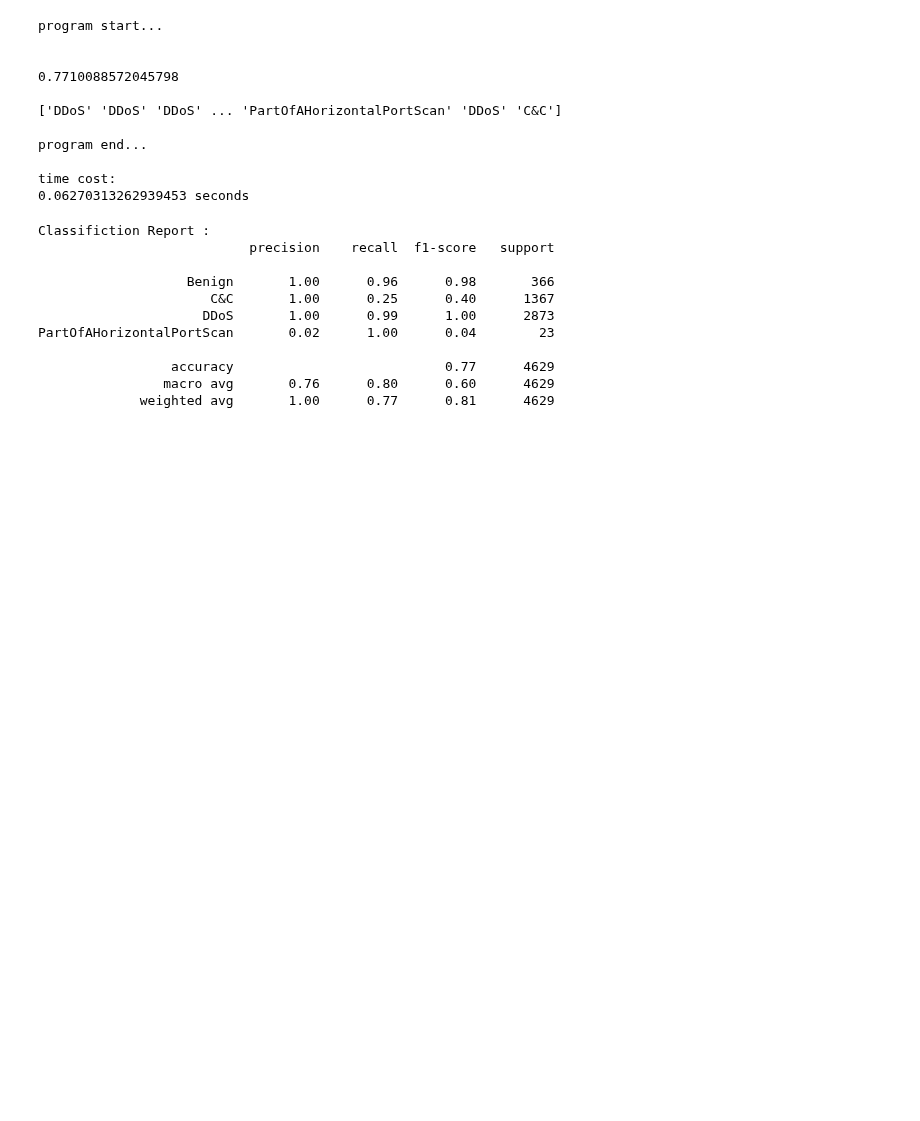
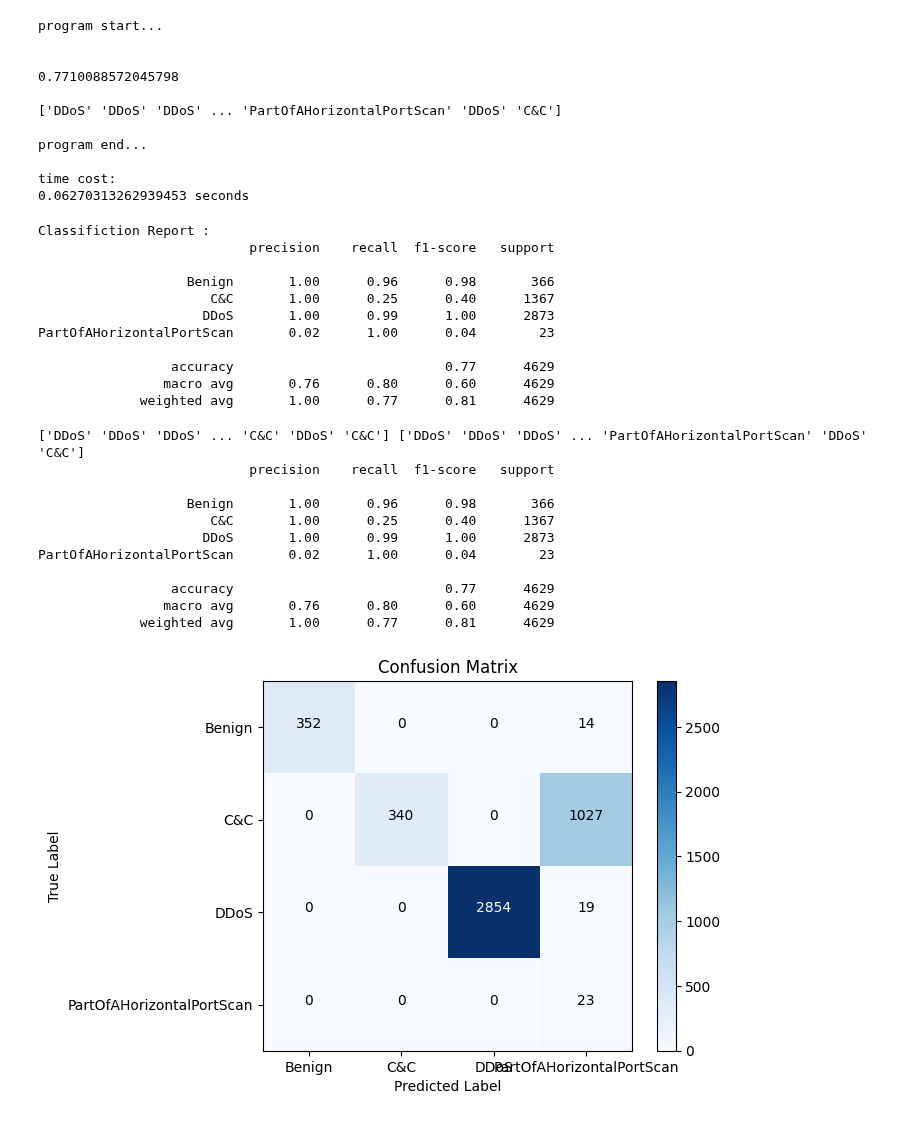
Before and after one commit to WiresharkIO/ML_4_IOT_Security, a Jupyter notebook: Model/Naive_Bayes.ipynb, the cells around one changed output. Saved outputs shown, nothing was run; the diff lists cells and outputs as text; code cells hidden in the pictures; blank space fills up the shorter version.

```diff
--- a/Model/Naive_Bayes.ipynb
+++ b/Model/Naive_Bayes.ipynb
@@ -276,3 +277,61 @@ PartOfAHorizontalPortScan       0.02      1.00      0.04        23
                  accuracy                           0.77      4629
                 macro avg       0.76      0.80      0.60      4629
              weighted avg       1.00      0.77      0.81      4629
+# %%
+# report = classification_report(Y_test, y_pred)
+value_list = []
+
+# Iterate over the loop
+for i in Y_test:
+    value_list.append(i)
+
+# Convert the list to a NumPy array
+values_array = np.array(value_list)
+
+# Print the stacked array
+print(values_array, y_pred)
+print(classification_report(values_array, y_pred))
+
+# Create the confusion matrix
+confusion_mat = confusion_matrix(values_array, y_pred)
+# print(confusion_mat)
+classes = ['Benign', 'C&C', 'DDoS', 'PartOfAHorizontalPortScan']
+# Plot the confusion matrix
+plt.imshow(confusion_mat, cmap=plt.cm.Blues)
+
+# Add labels, title, and colorbar
+plt.title('Confusion Matrix')
+plt.colorbar()
+
+# Set the tick marks and labels
+tick_marks = np.arange(len(classes))
+plt.xticks(tick_marks, classes)
+plt.yticks(tick_marks, classes)
+
+# Set the axis labels
+plt.xlabel('Predicted Label')
+plt.ylabel('True Label')
+
+# Display the values inside the matrix
+thresh = confusion_mat.max() / 2.0
+for i in range(confusion_mat.shape[0]):
+    for j in range(confusion_mat.shape[1]):
+        plt.text(j, i, confusion_mat[i, j],
+                 horizontalalignment="center",
+                 color="white" if confusion_mat[i, j] > thresh else "black")
+
+# Show the plot
+plt.show()
+# %% [output]
+['DDoS' 'DDoS' 'DDoS' ... 'C&C' 'DDoS' 'C&C'] ['DDoS' 'DDoS' 'DDoS' ... 'PartOfAHorizontalPortScan' 'DDoS' 'C&C']
+                           precision    recall  f1-score   support
+
+                   Benign       1.00      0.96      0.98       366
+                      C&C       1.00      0.25      0.40      1367
+                     DDoS       1.00      0.99      1.00      2873
+PartOfAHorizontalPortScan       0.02      1.00      0.04        23
+
+                 accuracy                           0.77      4629
+                macro avg       0.76      0.80      0.60      4629
+             weighted avg       1.00      0.77      0.81      4629
+[figure, added]
```
Also changed, not shown: parts of 1 cell of this notebook, 1 other file.
